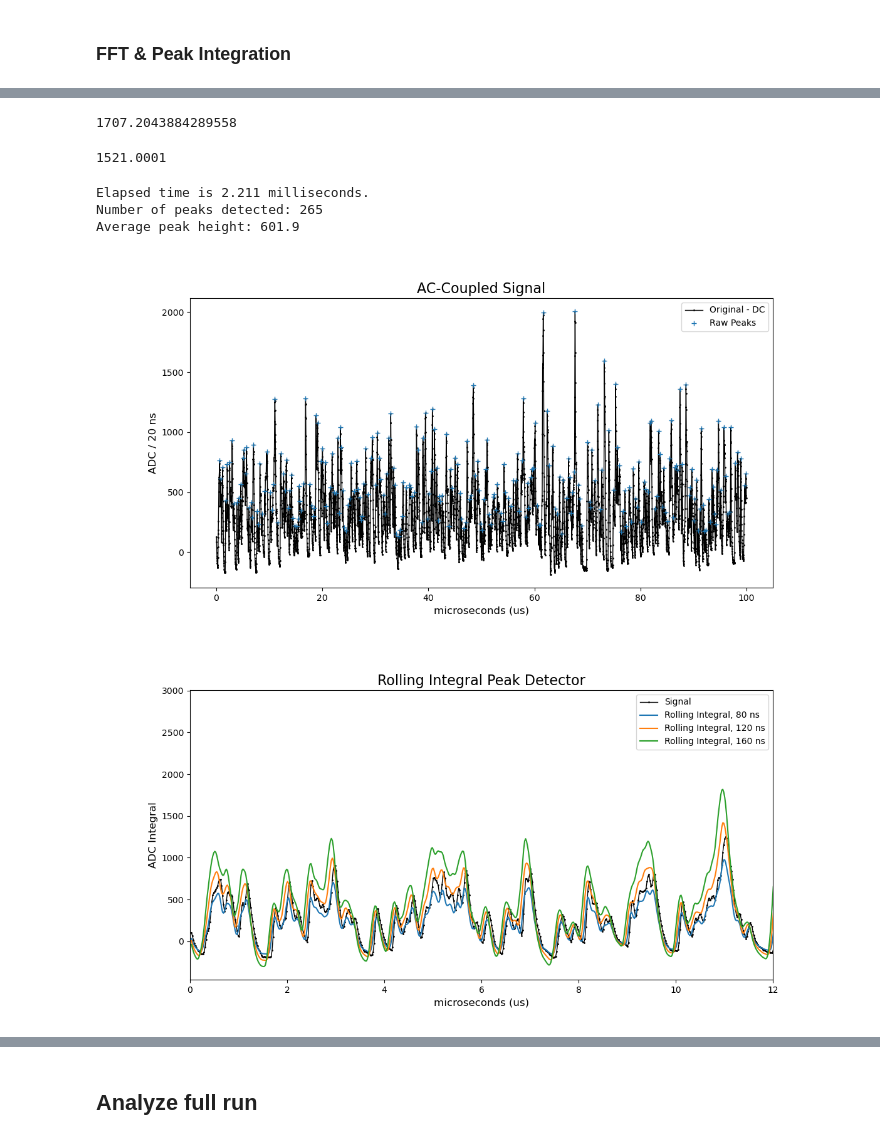
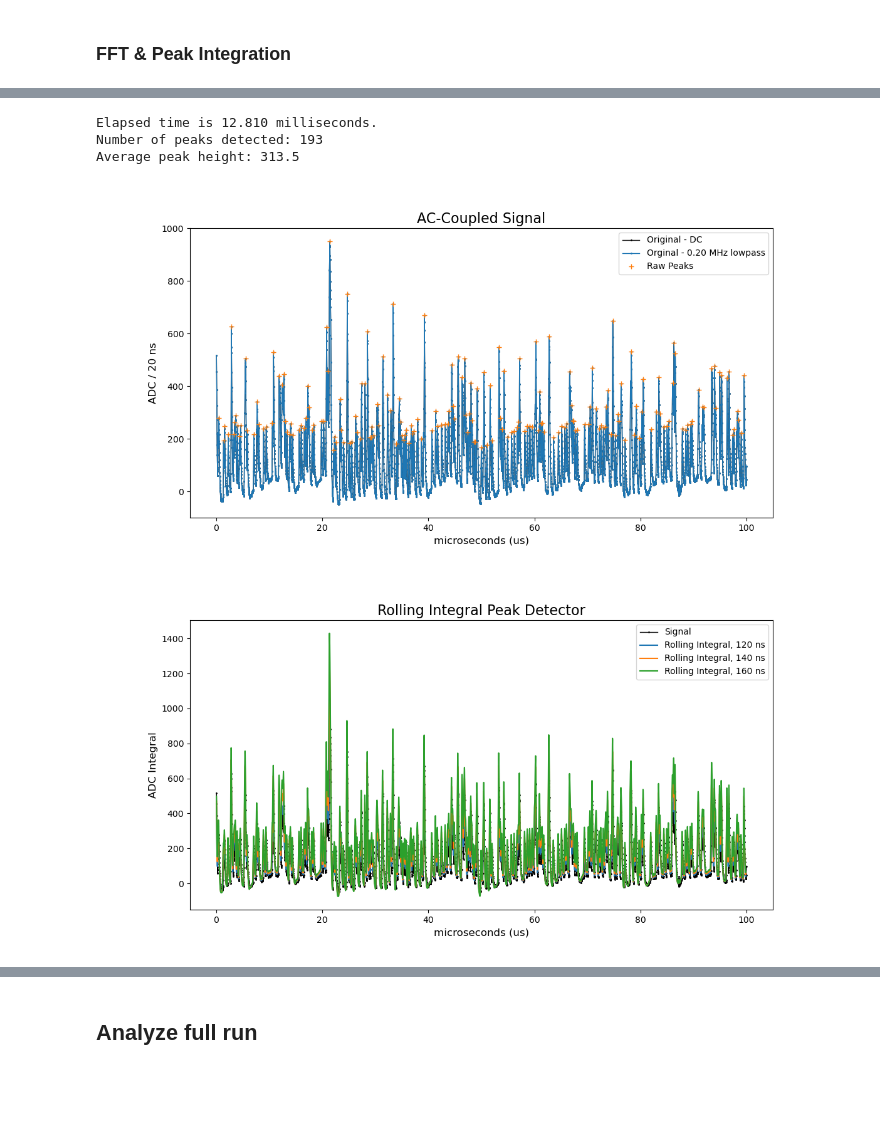
Before and after one commit to peckalec/dm-lab, a Jupyter notebook: REFLECT/SiPM_Analysis.ipynb, the cells around one changed output, grey strips where cells are left out. Saved outputs shown, nothing was run; the diff lists cells and outputs as text; code cells hidden in the pictures; blank space fills up the shorter version.

Commit message:
from laptop for 523 cold analysis

```diff
--- a/REFLECT/SiPM_Analysis.ipynb
+++ b/REFLECT/SiPM_Analysis.ipynb
@@ -60,7 +66,9 @@ def downsmoother(dataarray,downsampling,smoothing):
 #### Load file
 
 #inputfile=uproot.open("../../REFLECT/hiletgo/darksignals/output1919.root")
-inputfile=uproot.open("../../REFLECT/darkcounts/sipm521/output1921.root")
+#inputfile=uproot.open("../../REFLECT/darkcounts/sipm521/output1921.root")
+#inputfile=uproot.open("../../REFLECT/sipm521/output1851.root") # cold 521 run
+inputfile=uproot.open("../../REFLECT/sipm523/output1990.root")
 print(f"MIDAS run #{inputfile.keys()[-1][5:9]} loaded. \n\
 Available events: {inputfile.keys()[-1][10:14]}")
 
@@ -82,7 +90,7 @@ NyquistProtection = True
 verbose = True
 
 # Select individual sample to tune analysis parameters
-samplenum = 20
+samplenum = 16 # 26 with no peaks
 
 #### Generate preview
 ahist = inputfile[inputfile.keys()[samplenum]].values()
@@ -191,7 +199,7 @@ Window FFT max frequency: 12.31
 # %%
 ####  Select Lowpass removal
-lowpasscut = 1/10
-DCoffset = -324 # manual DC offset
+lowpasscut = 1/5
+DCoffset = -125 # manual DC offset
 
 #### Remove lowpass from original signal and compare
 tic()
@@ -212,7 +220,7 @@ tocms()
 plt.close()
 plt.plot(time,signal,marker=".",linewidth=1,markersize=2,label = "Original Signal",color="black")
 plt.plot([time[0],time[-1]],[np.mean(signal)+DCoffset,np.mean(signal)+DCoffset],"--",label="DC baseline",color='blue')
-#plt.plot(time,ReinvFTlp+DCoffset,"-",label=f"{lowpasscut:.2f} MHz Lowpass baseline",color='blue')
+plt.plot(time,ReinvFTlp+DCoffset,"-",label=f"{lowpasscut:.2f} MHz Lowpass baseline",color='blue')
 #plt.plot(time,signal-ReinvFTlp+np.mean(signal),"--",label="FFT recon. window subtract")
 
 plt.legend()
@@ -228,61 +236,56 @@ Elapsed time is 4.303 milliseconds.
-# %%
-np.mean(signal,dtype="float64")+DCoffset
-# %% [output]
-1707.2043884289558
-# %%
-min(signal)
-# %% [output]
-1521.0001
 # %%
 #### Select raw peak-finder parameters
 rawpwidth = 3
-rawpprom = 10*5
+rawpprom = 25
+
 tic()
 signal_down = signal-np.mean(signal,dtype="float64")-DCoffset
-signal_lp = signal-ReinvFTlp-DCoffset
+signal_lp = signal_down#signal-ReinvFTlp-DCoffset
 
-peaks,props = find_peaks(signal_down,height=0,width=rawpwidth,prominence=rawpprom)
+#peaks,props = find_peaks(signal_down,height=0,width=rawpwidth,prominence=rawpprom)
+peaks,props = find_peaks(signal_lp,height=0,width=rawpwidth,prominence=rawpprom)
 tocms()
 plt.close()
 plt.plot(time,signal_down,marker=".",linewidth=1,markersize=2,label = "Original - DC",color="black")
-#plt.plot(time,signal_down,marker=".",linewidth=1,markersize=2,label=f"Orginal - {lowpasscut:.2f} MHz lowpass")
+plt.plot(time,signal_lp,marker=".",linewidth=1,markersize=2,label=f"Orginal - {lowpasscut:.2f} MHz lowpass")
 
-plt.plot(time[peaks],signal_down[peaks],marker="+",linewidth=0,label="Raw Peaks")
+#plt.plot(time[peaks],signal_down[peaks],marker="+",linewidth=0,label="Raw Peaks")
+plt.plot(time[peaks],signal_lp[peaks],marker="+",linewidth=0,label="Raw Peaks")
 print(f"Number of peaks detected: {len(peaks)}\n\
 Average peak height: {np.mean(signal_down[peaks]):.1f}")
 plt.legend()
 plt.title("AC-Coupled Signal", size=16)
 plt.xlabel("microseconds (us)", size=12)
 plt.ylabel(f"ADC / {(time[1]-time[0])*1000:.0f} ns", size=12)
 #plt.xlim(0,48)
 plt.show()
 # %% [output]
-Elapsed time is 2.211 milliseconds.
-Number of peaks detected: 265
-Average peak height: 601.9
+Elapsed time is 12.810 milliseconds.
+Number of peaks detected: 193
+Average peak height: 313.5
-[figure, old version]
+[figure, new version]
 # %%
 #### Select rolling integral windows to try
-mywindows = [4,6,8]
+mywindows = [6,7,8]
 
 plt.close()
-plt.plot(time,signal_down,label="Signal",marker=".",linewidth=1,markersize=2,color="black")
+plt.plot(time,signal_lp,label="Signal",marker=".",linewidth=1,markersize=2,color="black")
 
 for window in mywindows:
     for shift in range(window):
         if shift == 0:
-            peakfind = 0.2*signal_down[:len(signal_down)+1-window] # divide by 5 for easier comparison to original data
-        else: peakfind += 0.2*signal_down[shift:len(signal_down)+1-window+shift]
+            peakfind = 0.2*signal_lp[:len(signal_lp)+1-window] # divide by 5 for easier comparison to original data
+        else: peakfind += 0.2*signal_lp[shift:len(signal_lp)+1-window+shift]
     plt.plot(time[:1-window],peakfind,label=f"Rolling Integral, {(time[window]-time[0])*1000:.0f} ns")
 
 plt.legend()
 plt.title("Rolling Integral Peak Detector", size=16)
 plt.xlabel("microseconds (us)", size=12)
 plt.ylabel("ADC Integral", size=12)
-plt.xlim(0,12)
+#plt.xlim(0,12)
 plt.show()
 #sum(signal_lp[np.argmin(abs(time-mytime)):np.argmin(abs(time-mytime-mywindow))]),sum(signal_lp[0:-1])
 # %% [output]
-[figure, old version]
+[figure, new version]
 # %%
 #### Select integral peak-finder parameters
```
Also changed, not shown: parts of 33 cells of this notebook.
